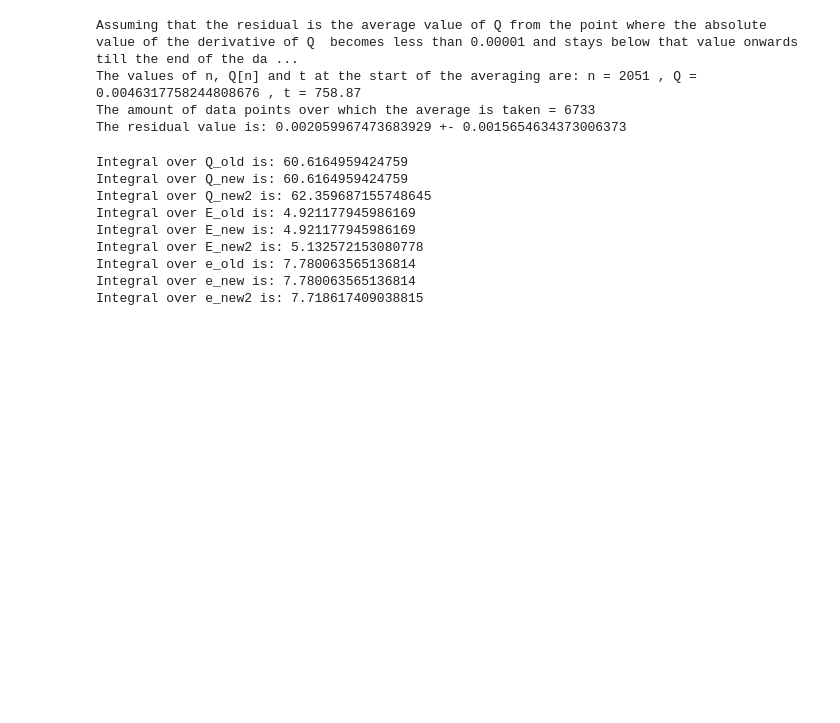
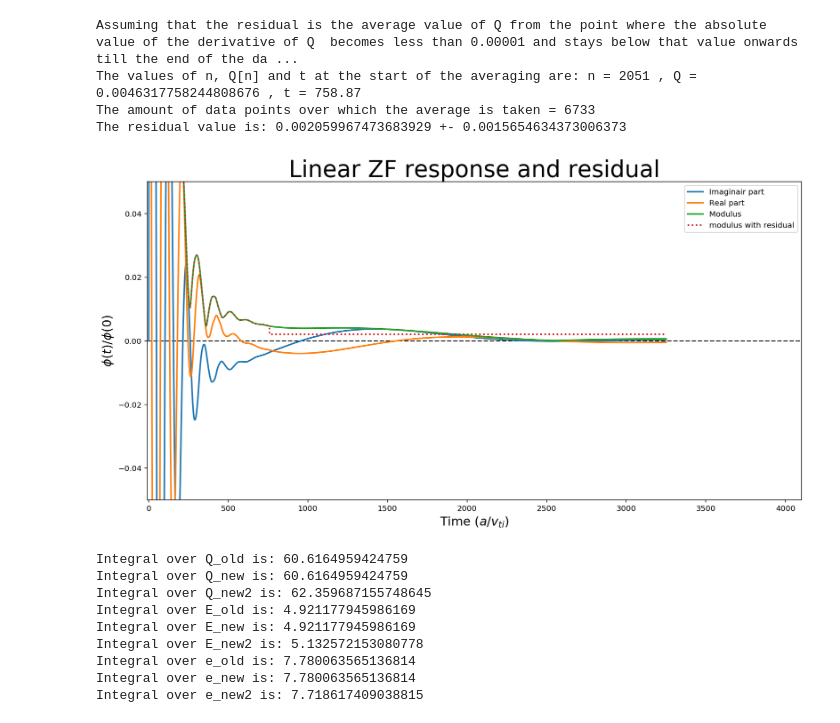
Before and after one commit to cardanmomo/sterren, a Jupyter notebook: Emmasnotebooks/files for each data set/04. W7Xhms05 621.914.ipynb, the cells around one changed output. Drawn from its saved outputs; the diff is of its cells as text; code cells hidden in the pictures; blank space fills up the shorter version.

Commit message:
plotted residual values in figures

```diff
--- a/Emmasnotebooks/files for each data set/04. W7Xhms05 621.914.ipynb
+++ b/Emmasnotebooks/files for each data set/04. W7Xhms05 621.914.ipynb
@@ -139,6 +139,33 @@ Assuming that the residual is the average value of Q from the point where the ab
 The values of n, Q[n] and t at the start of the averaging are: n = 2051 , Q = 0.0046317758244808676 , t = 758.87
 The amount of data points over which the average is taken = 6733
 The residual value is: 0.002059967473683929 +- 0.0015654634373006373
+# %%
+residuallist = [] ##
+a = 0 ##
+while a < finalvaluedata+1:##
+    if a < n-teller:
+        residuallist.append(Q[a])
+    else:
+        residuallist.append(residual)
+    a = a+1##
+#print(residuallist)
+
+fig, ax1 = plt.subplots(figsize=(13, 7))
+plt.title('Linear ZF response and residual', fontsize=30)
+ax1.set_xlabel('Time ($a / v_{ti}$)',fontsize=16)
+ax1.set_ylabel('$\phi (t) / \phi (0)$',fontsize=16)
+ax1.axhline(y=0, color='black', linestyle='dashed')
+plt.xlim([-10,4100])
+plt.ylim([-0.05,0.05])
+
+ax1.plot(t, e, linewidth=2, label=('Imaginair part'))
+ax1.plot(t, E, linewidth=2, label=('Real part'))
+ax1.plot(t, Q, linewidth=2, label=('Modulus'))
+ax1.plot(t,residuallist,linewidth=2,label=('modulus with residual'),linestyle='dotted')
+plt.legend()
+fig.tight_layout()
+# %% [output]
+[figure, added]
 # %%
 #Comparison old and new datasets
 datanew = pylab.loadtxt('C:/Users/s162605/Documents/Studie/JAAR3/BEP/sterren/IFERC/W7Xhms05/GAM/621.914/gamdiagions_act.dat')
```
Also changed, not shown: 5 other files.
